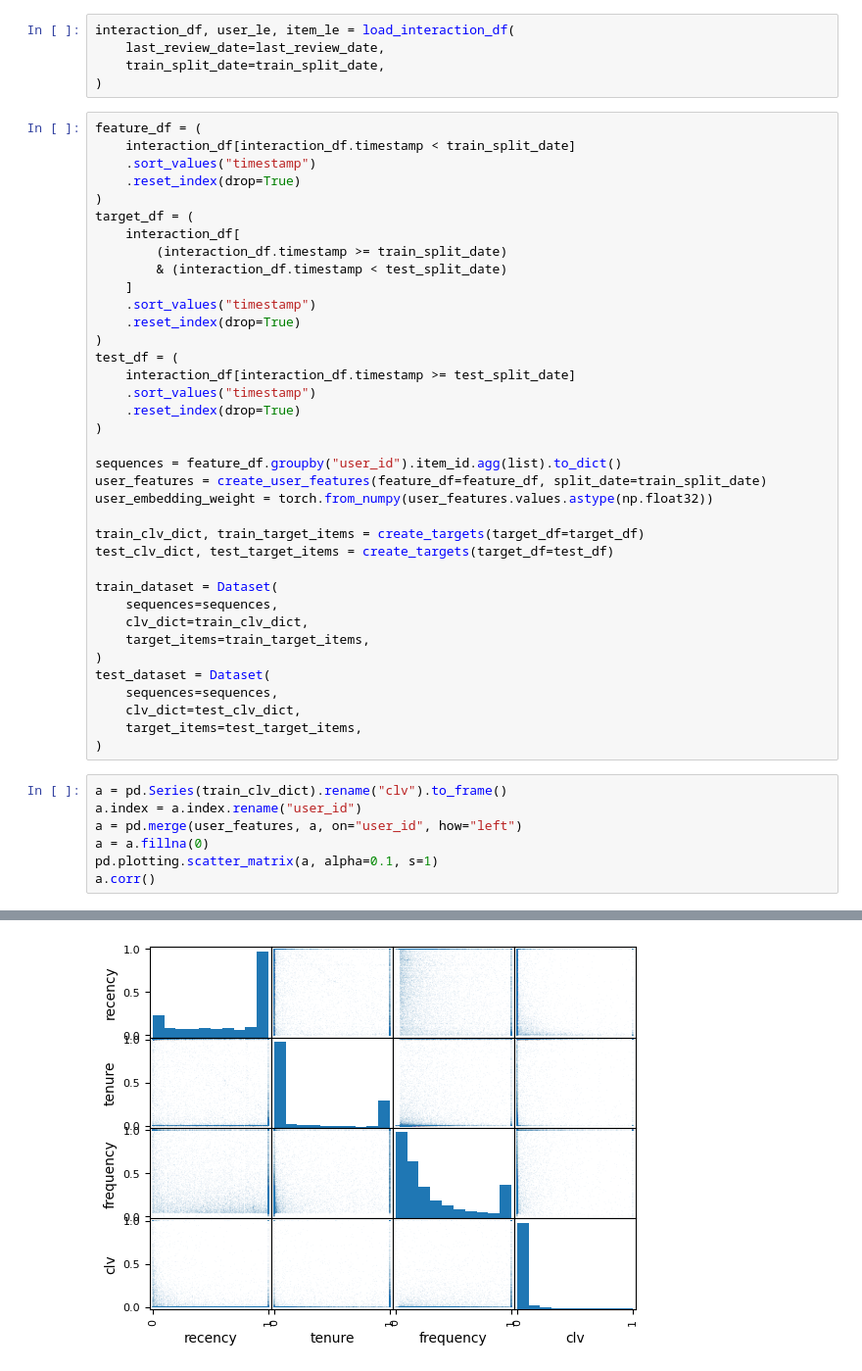
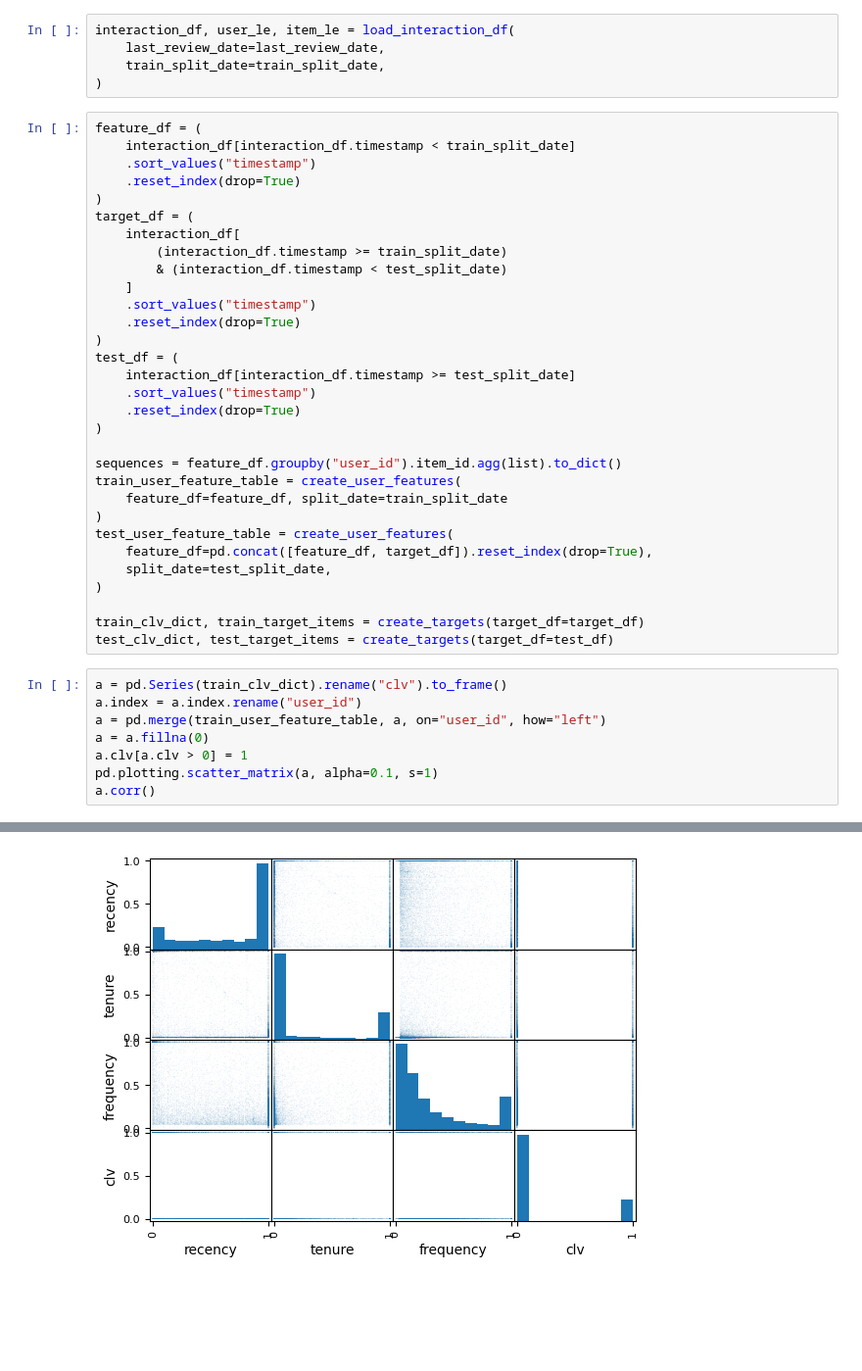
Before and after one commit to tishii2479/my-master-project, a Jupyter notebook: notebook/d.ipynb, the cells around one changed output, grey strips where cells are left out. Shown: that part at 98% size. Saved outputs shown, nothing was run; the diff lists cells and outputs as text; blank space fills up the shorter version.

```diff
--- a/notebook/d.ipynb
+++ b/notebook/d.ipynb
@@ -44,27 +44,22 @@ test_df = (
 )
 
 sequences = feature_df.groupby("user_id").item_id.agg(list).to_dict()
-user_features = create_user_features(feature_df=feature_df, split_date=train_split_date)
-user_embedding_weight = torch.from_numpy(user_features.values.astype(np.float32))
+train_user_feature_table = create_user_features(
+    feature_df=feature_df, split_date=train_split_date
+)
+test_user_feature_table = create_user_features(
+    feature_df=pd.concat([feature_df, target_df]).reset_index(drop=True),
+    split_date=test_split_date,
+)
 
 train_clv_dict, train_target_items = create_targets(target_df=target_df)
 test_clv_dict, test_target_items = create_targets(target_df=test_df)
-
-train_dataset = Dataset(
-    sequences=sequences,
-    clv_dict=train_clv_dict,
-    target_items=train_target_items,
-)
-test_dataset = Dataset(
-    sequences=sequences,
-    clv_dict=test_clv_dict,
-    target_items=test_target_items,
-)
 # %%
 a = pd.Series(train_clv_dict).rename("clv").to_frame()
 a.index = a.index.rename("user_id")
-a = pd.merge(user_features, a, on="user_id", how="left")
+a = pd.merge(train_user_feature_table, a, on="user_id", how="left")
 a = a.fillna(0)
+a.clv[a.clv > 0] = 1
 pd.plotting.scatter_matrix(a, alpha=0.1, s=1)
 a.corr()
 # %% [output]
@@ -76,4 +71,4 @@ a.corr()
-[figure, old version]
+[figure, new version]
 # %%
 b = pd.Series(test_clv_dict).rename("clv").to_frame()
 b.index = b.index.rename("user_id")
```
Also changed, not shown: parts of 5 cells of this notebook, 6 other files.
